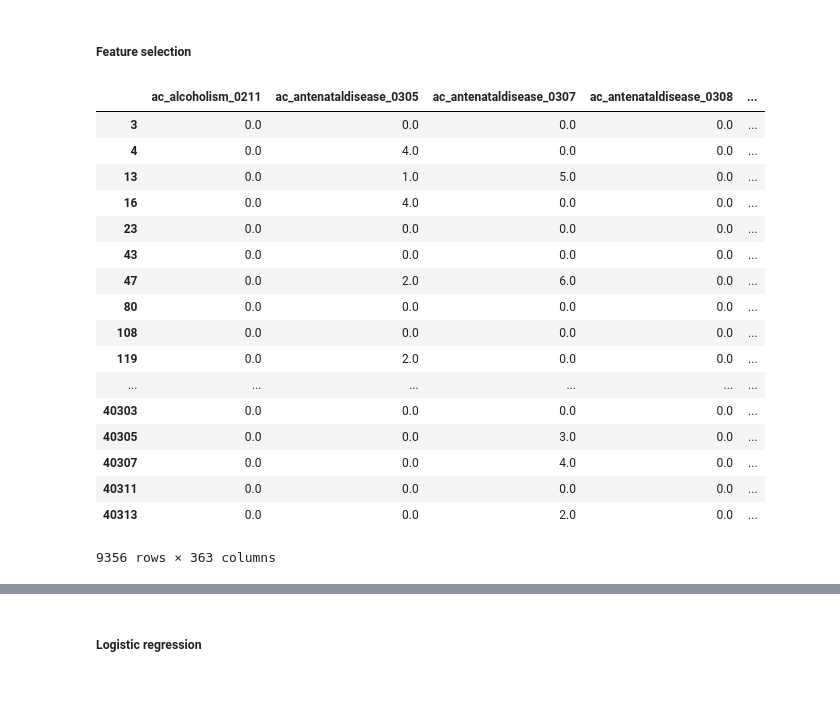
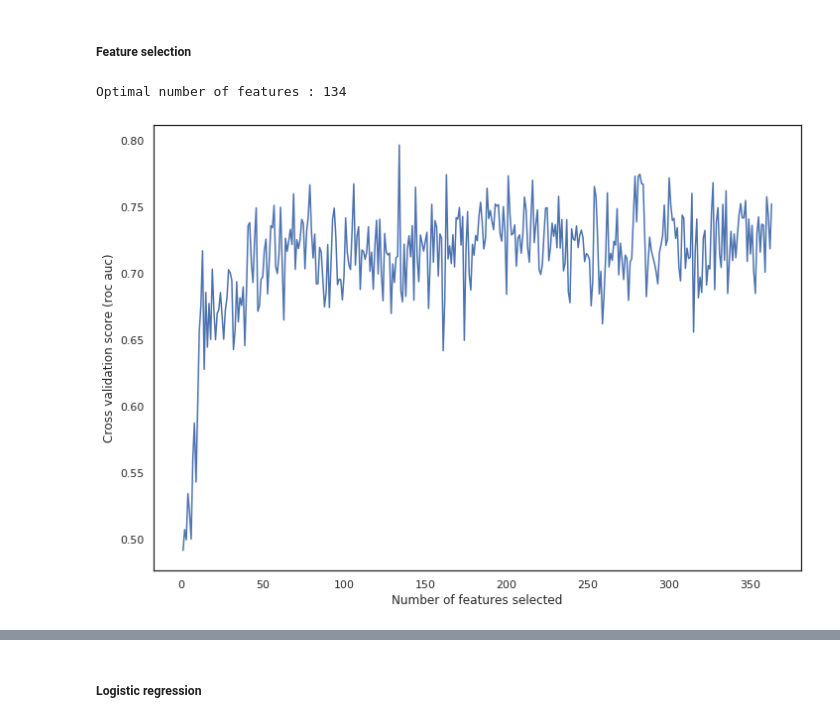
Before and after one commit to MRCIEU/hie-ml, a Jupyter notebook: HIE_ML.ipynb, the cells around one changed output, grey strips where cells are left out. Drawn from its saved outputs; the diff is of its cells as text; code cells hidden in the pictures; blank space fills up the shorter version.

```diff
--- a/HIE_ML.ipynb
+++ b/HIE_ML.ipynb
@@ -72,7 +89,7 @@ def fit_nn(model, x_train, y_train, x_test, y_test):
 # %%
 def recursive_feature_elimination_rf(train_x, train_y, test_x, test_y):
     clf = RandomForestClassifier(random_state=0, n_estimators=100)
-    rfecv = RFECV(estimator=clf, cv=5, scoring='roc_auc', n_jobs=-1)
+    rfecv = RFECV(estimator=clf, cv=5, scoring='roc_auc', n_jobs=24)
     rfecv.fit(train_x, train_y.values.ravel())
 
     print("Optimal number of features : %d" % rfecv.n_features_)
@@ -84,11 +101,7 @@ def recursive_feature_elimination_rf(train_x, train_y, test_x, test_y):
     plt.plot(range(1, len(rfecv.grid_scores_) + 1), rfecv.grid_scores_)
     plt.show()
 
-    # keep support variables
-    train_x = train_x[train_x.columns[rfecv.support_]]
-    test_x = test_x[train_x.columns[rfecv.support_]]
-
-    return train_x, train_y, test_x, test_y
+    return train_x[train_x.columns[rfecv.support_]], train_y, test_x[train_x.columns[rfecv.support_]], test_y
 # %%
 def process_data(df, numeric_features, means, stds):
 
@@ -174,31 +193,13 @@ All(?) we need from the ML model is one which takes the outcomes (HIE (Primary o
 # %%
 # split out data
 train_x, train_y = split_data(train, antenatal, '_hie')
 test_x, test_y = split_data(test, antenatal, '_hie')
 
 # Recursive feature elimination using Random Forest classifier
-#train_x, train_y, test_x, test_y = recursive_feature_elimination_rf(train_x, train_y, test_x, test_y)
+train_x, train_y, test_x, test_y = recursive_feature_elimination_rf(train_x, train_y, test_x, test_y)
+# %% [output]
+Optimal number of features : 134
+[figure, added]
-# %%
-test_x
-# %% [output]
-|  | ac_alcoholism_0211 | ac_antenataldisease_0305 | ac_antenataldisease_0307 | ac_antenataldisease_0308 | ... |
-| 3 | 0.0 | 0.0 | 0.0 | 0.0 | ... |
-| 4 | 0.0 | 4.0 | 0.0 | 0.0 | ... |
-| 13 | 0.0 | 1.0 | 5.0 | 0.0 | ... |
-| 16 | 0.0 | 4.0 | 0.0 | 0.0 | ... |
-| 23 | 0.0 | 0.0 | 0.0 | 0.0 | ... |
-| 43 | 0.0 | 0.0 | 0.0 | 0.0 | ... |
-| 47 | 0.0 | 2.0 | 6.0 | 0.0 | ... |
-| 80 | 0.0 | 0.0 | 0.0 | 0.0 | ... |
-| 108 | 0.0 | 0.0 | 0.0 | 0.0 | ... |
-| 119 | 0.0 | 2.0 | 0.0 | 0.0 | ... |
-| ... | ... | ... | ... | ... | ... |
-| 40303 | 0.0 | 0.0 | 0.0 | 0.0 | ... |
-| 40305 | 0.0 | 0.0 | 3.0 | 0.0 | ... |
-| 40307 | 0.0 | 0.0 | 4.0 | 0.0 | ... |
-| 40311 | 0.0 | 0.0 | 0.0 | 0.0 | ... |
-| 40313 | 0.0 | 0.0 | 2.0 | 0.0 | ... |
-9356 rows × 363 columns
 # %%
 # plot top 50 feature importance measures for variables that contribute to the model
 fi = get_feature_importance(train_x, train_y)
```
Also changed, not shown: parts of 12 cells of this notebook.
